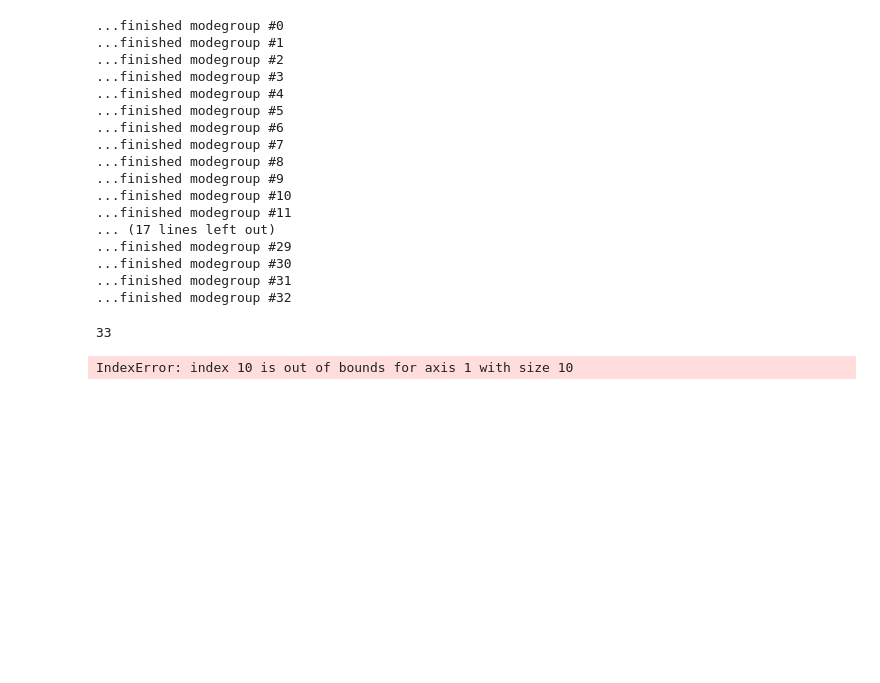
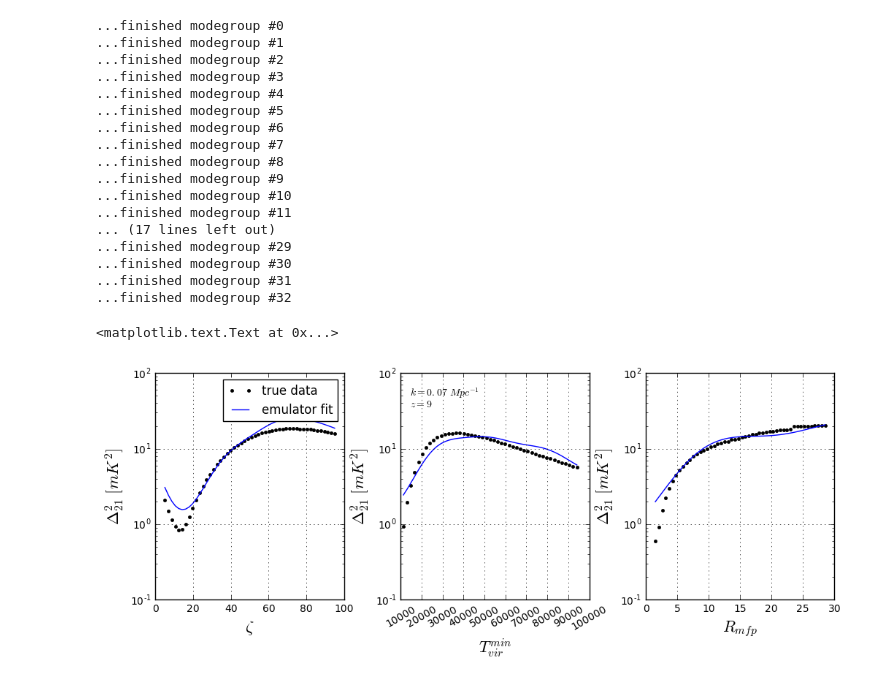
Before and after one commit to BayesLIM/emupy, a Jupyter notebook: examples/emupy_example2.ipynb, the cells around one changed output. Cells and saved outputs as stored; diff of their text form; code cells hidden in the pictures; blank space fills up the shorter version.

```diff
--- a/examples/emupy_example2.ipynb
+++ b/examples/emupy_example2.ipynb
@@ -111,8 +111,8 @@ E.reg_meth = 'gaussian'
 # Choose to log normalize the data before taking covariance
 E.lognorm = True
 
-# Whiten the covariance matrix of the data before performing KLT
-E.cov_whiten = False
+# Whiten the training data y-values
+E.data_whiten = True
 # %%
 # Calculate fiducial (or average) data properties
 E.fid_data = np.median(data_tr, axis=0)
@@ -139,7 +139,7 @@ gp_kwargs = {'kernel':kernel, 'n_restarts_optimizer':n_restarts_optimizer, 'opti
 E.gp_kwargs = gp_kwargs
 # %%
 # Train Emulator
-E.train(data_tr, grid_tr, fid_data=E.fid_data, fid_grid=E.fid_grid, verbose=True)
+E.train(data_tr, grid_tr, verbose=True)
 # %% [output]
 ...finished modegroup #0
 ...finished modegroup #1
@@ -158,7 +158,3 @@ E.train(data_tr, grid_tr, fid_data=E.fid_data, fid_grid=E.fid_grid, verbose=True
 ...finished modegroup #30
 ...finished modegroup #31
 ...finished modegroup #32
-# %%
-E.N_modegroups
-# %% [output]
-33
@@ -172,7 +165,7 @@ cr2_pred = E.predict(grid_cr2, output=True)
 cr3_pred = E.predict(grid_cr3, output=True)
 
 # Choose which data to look at i = [0, 33]
-i = 21
+i = 13
 
 # Initialize figure
 fig = mp.figure(figsize=(12,4))
@@ -182,31 +175,32 @@ fig.subplots_adjust(wspace=0.3)
 ax=fig.add_subplot(131)
 ax.grid(True)
 p0, = ax.plot(grid_cr1.T[0], data_cr1.T[i], 'k.')
 p1, = ax.plot(grid_cr1.T[0], cr1_pred[0].T[i])
 ax.set_yscale('log')
 ax.set_xlabel('$\zeta$', fontsize=16)
 ax.set_ylabel('$\Delta^{2}_{21}\ [mK^{2}]$', fontsize=16)
 ax.legend([p0, p1], ['true data', 'emulator fit'])
 
 # Look across Tvir
 ax=fig.add_subplot(132)
 ax.grid(True)
 ax.plot(grid_cr2.T[1], data_cr2.T[i], 'k.')
 ax.plot(grid_cr2.T[1], cr2_pred[0].T[i])
 [t.set_rotation(30) for t in ax.get_xticklabels()]
 ax.set_yscale('log')
 ax.set_xlabel('$T_{vir}^{min}$', fontsize=16)
 ax.set_ylabel('$\Delta^{2}_{21}\ [mK^{2}]$', fontsize=16)
 ax.annotate("$k = %0.2f\ Mpc^{-1}$" % kz_info[i][0], (0.05,0.9), xycoords='axes fraction')
 ax.annotate("$z = %d$" % kz_info[i][1], (0.05,0.85), xycoords='axes fraction')
 
 # Look across Rmfp
 ax=fig.add_subplot(133)
 ax.grid(True)
 ax.plot(grid_cr3.T[2], data_cr3.T[i], 'k.')
 ax.plot(grid_cr3.T[2], cr3_pred[0].T[i])
 ax.set_yscale('log')
 ax.set_xlabel('$R_{mfp}$', fontsize=16)
 ax.set_ylabel('$\Delta^{2}_{21}\ [mK^{2}]$', fontsize=16)
 # %% [output]
-IndexError: index 10 is out of bounds for axis 1 with size 10
+<matplotlib.text.Text at 0x...>
+[figure, added]
```
Also changed, not shown: parts of 3 cells of this notebook.
